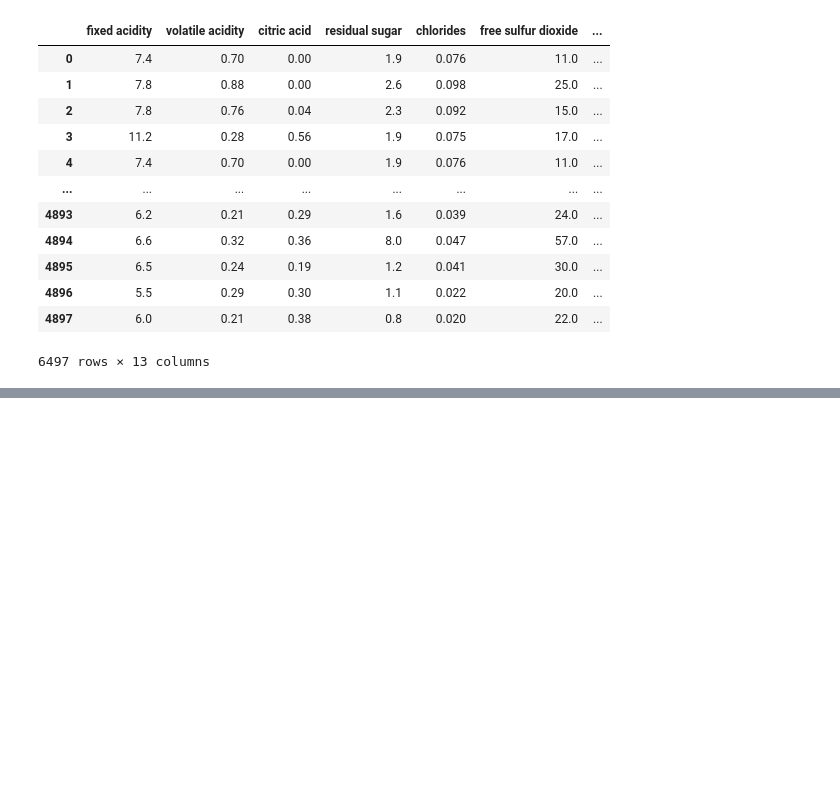
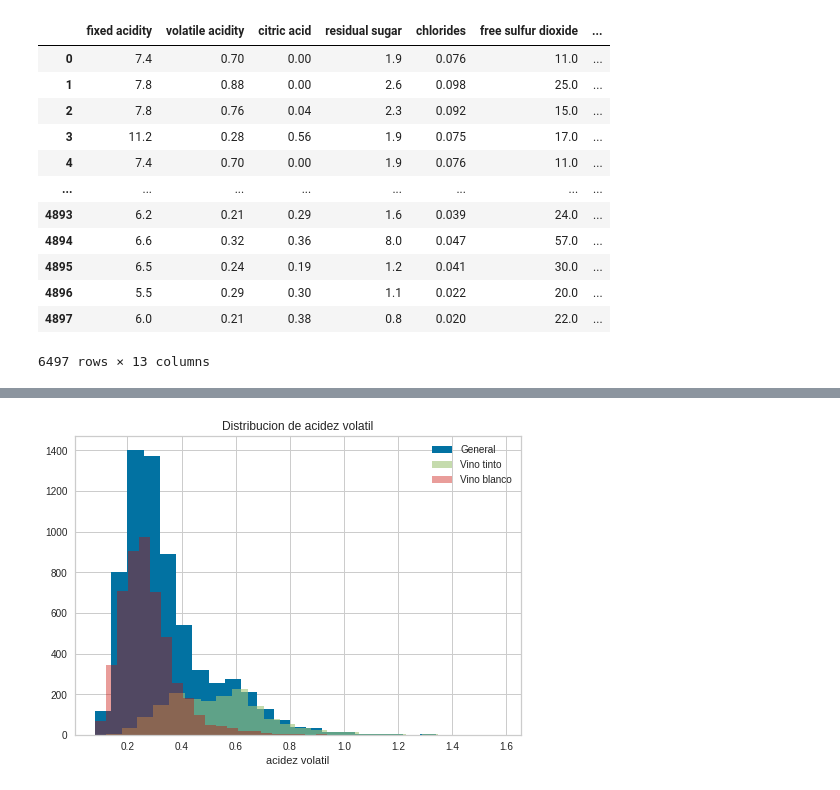
Before and after one commit to MarvinLopezOsorio/AnaliticaPredictiva_Tareas, a Jupyter notebook: Clasificacion de vinos.ipynb, the cells around one changed output, grey strips where cells are left out. Drawn from its saved outputs; the diff is of its cells as text; code cells hidden in the pictures; blank space fills up the shorter version.

```diff
--- a/Clasificacion de vinos.ipynb
+++ b/Clasificacion de vinos.ipynb
@@ -183,0 +156,13 @@ interactive(children=(ToggleButtons(description='Plot Type:', icons=('',), optio
+# %%
+variable = 'acidez_volatil'
+etiqueta = variable.replace('_',' ')
+binsize = 25
+vinos[variable].hist(bins=binsize)
+vinos[vinos.tipo_vino == 0][variable].hist(bins=binsize,alpha=0.6)
+vinos[vinos.tipo_vino == 1][variable].hist(bins=binsize,alpha=0.4)
+plt.legend(['General','Vino tinto', 'Vino blanco'])
+plt.xlabel(etiqueta)
+plt.title('Distribucion de '+ etiqueta)
+plt.show()
+# %% [output]
+[figure, added]
```
Also changed, not shown: parts of 29 cells of this notebook.
